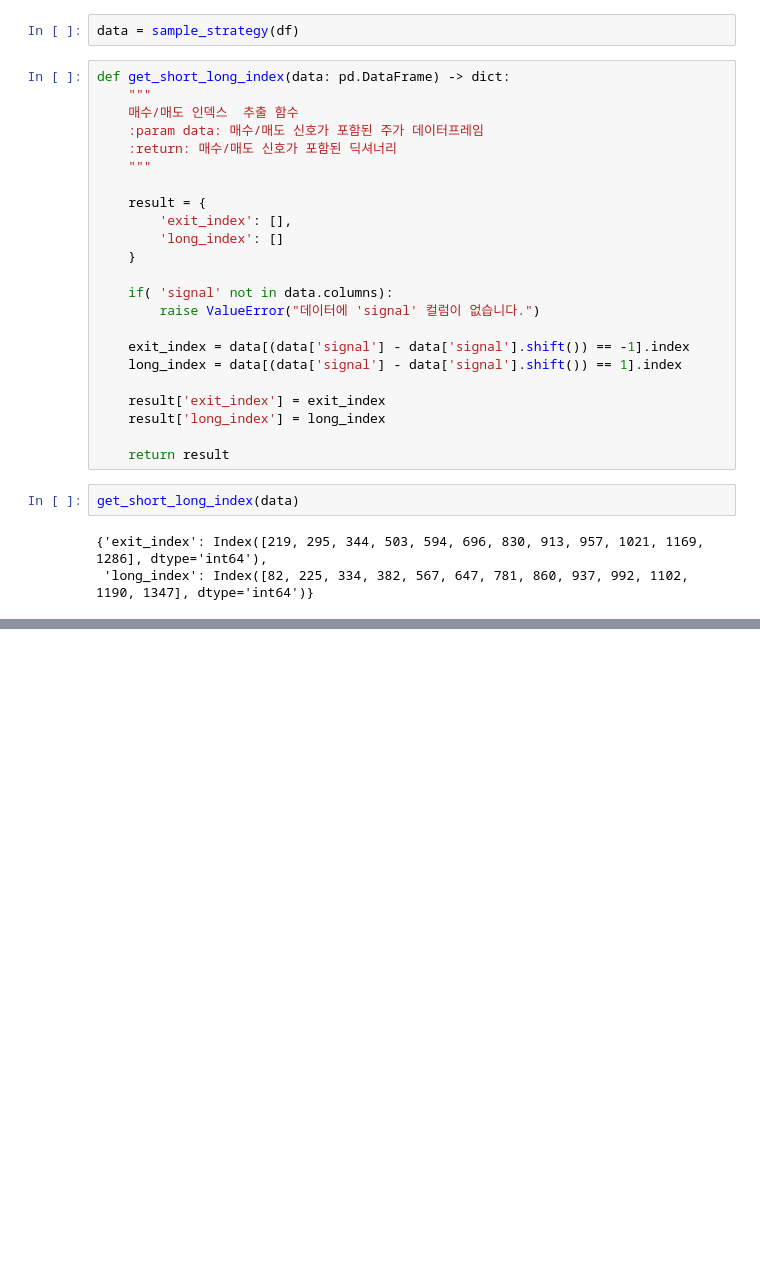
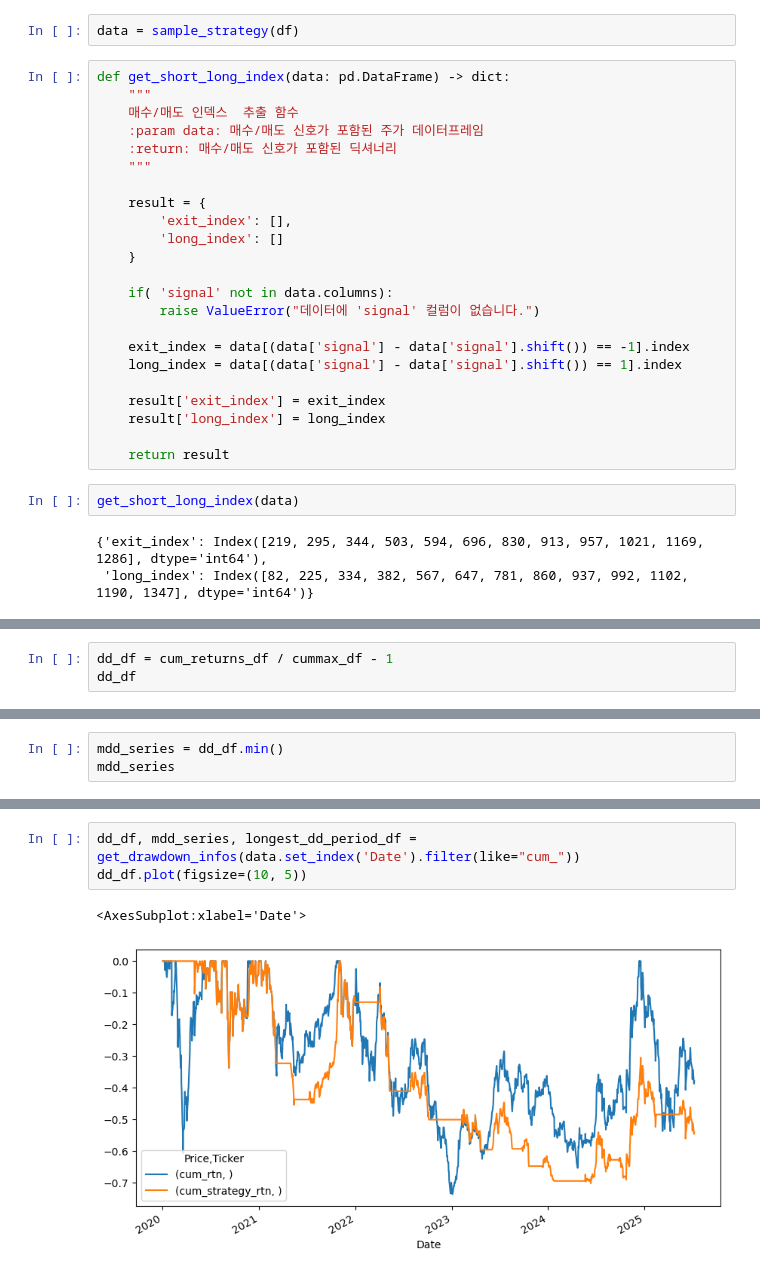
Before and after one commit to javiow/ugel, a Jupyter notebook: notebook/test.ipynb, the cells around one changed output, grey strips where cells are left out. Saved outputs shown, nothing was run; the diff lists cells and outputs as text; blank space fills up the shorter version.

```diff
--- a/notebook/test.ipynb
+++ b/notebook/test.ipynb
@@ -712,0 +1133,3 @@ get_short_long_index(data)
+# %%
+dd_df = cum_returns_df / cummax_df - 1
+dd_df
@@ -712,0 +1152,3 @@ get_short_long_index(data)
+# %%
+mdd_series = dd_df.min()
+mdd_series
@@ -712,0 +1568,6 @@ get_short_long_index(data)
+# %%
+dd_df, mdd_series, longest_dd_period_df = get_drawdown_infos(data.set_index('Date').filter(like="cum_"))
+dd_df.plot(figsize=(10, 5))
+# %% [output]
+<AxesSubplot:xlabel='Date'>
+[figure, added]
```
Also changed, not shown: parts of 45 cells of this notebook, 2 other files.
